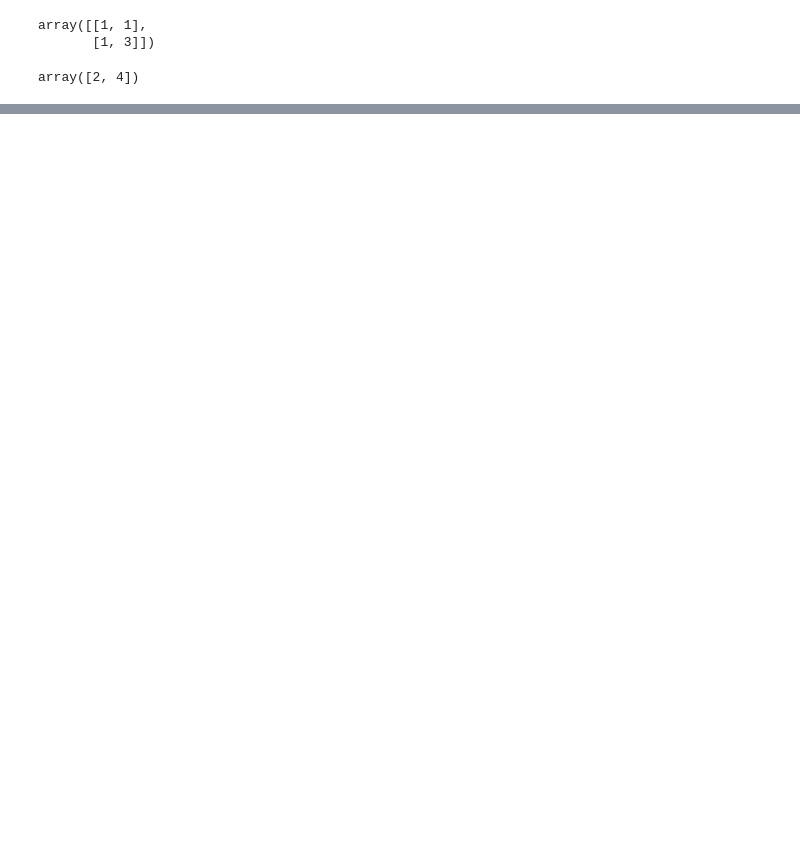
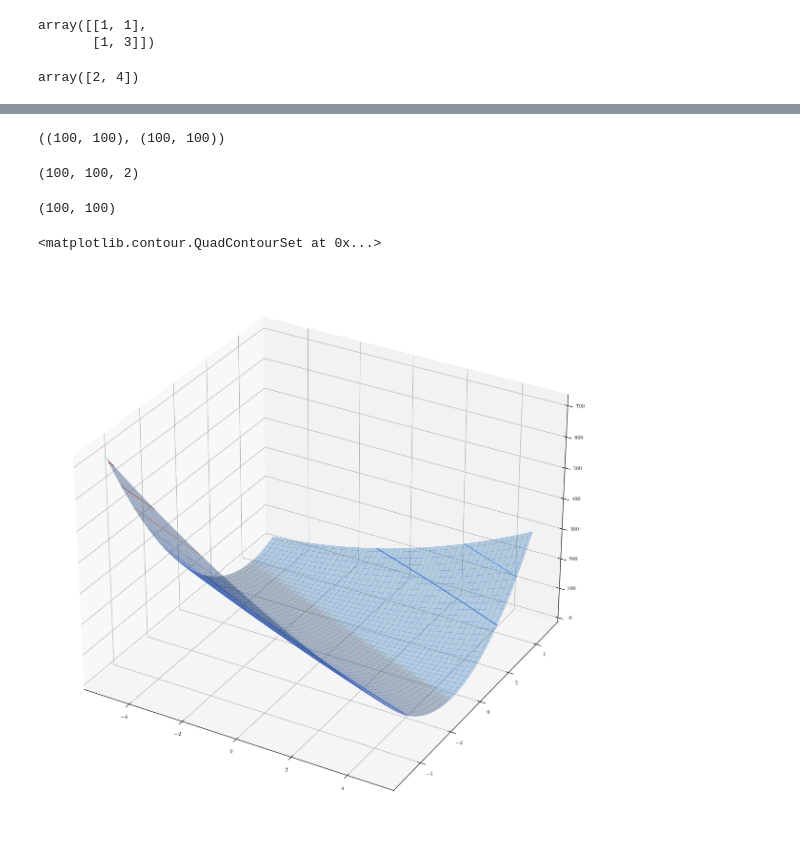
Before and after one commit to LeSaRDe/ml_have_fun, a Jupyter notebook: linear_models.ipynb, the cells around one changed output, grey strips where cells are left out. Drawn from its saved outputs; the diff is of its cells as text; code cells hidden in the pictures; blank space fills up the shorter version.

```diff
--- a/linear_models.ipynb
+++ b/linear_models.ipynb
@@ -182,0 +409,23 @@ Everything looks pretty neat so far in linear regression. Nonetheless, two facts
+# %%
+samples = np.arange(-5, 5, 0.1)
+W_mesh_0, W_mesh_1 = np.meshgrid(samples, samples)
+W_mesh_0.shape, W_mesh_1.shape
+# %% [output]
+((100, 100), (100, 100))
+# %%
+W_mesh = np.asarray([[[W_mesh_0[i][j], W_mesh_1[i][j]] for j in range(W_mesh_0.shape[1])] for i in range(W_mesh_0.shape[0])])
+W_mesh.shape
+# %% [output]
+(100, 100, 2)
+# %%
+SSR_mesh = np.sum((Y - np.einsum('ij, kli->klj', X_ext, W_mesh)) ** 2, axis=2)
+SSR_mesh.shape
+# %% [output]
+(100, 100)
+# %%
+ax = plt.figure(figsize=(15, 15)).add_subplot(projection='3d')
+ax.plot_surface(W_mesh_0, W_mesh_1, SSR_mesh, edgecolor='royalblue', lw=0.1, alpha=0.3)
+ax.contour(W_mesh_0, W_mesh_1, SSR_mesh, cmap='coolwarm')
+# %% [output]
+<matplotlib.contour.QuadContourSet at 0x...>
+[figure, added]
```
Also changed, not shown: parts of 24 cells of this notebook.
